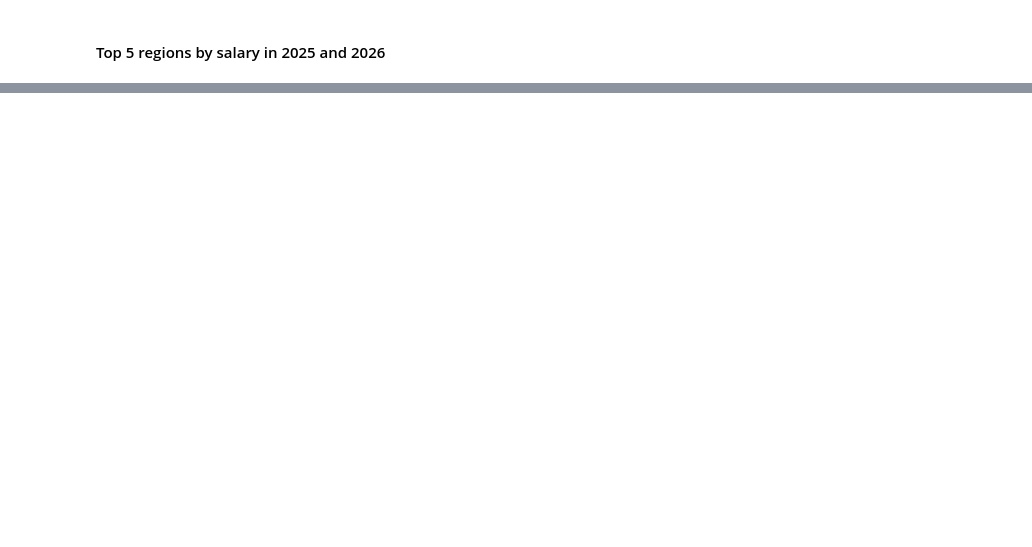
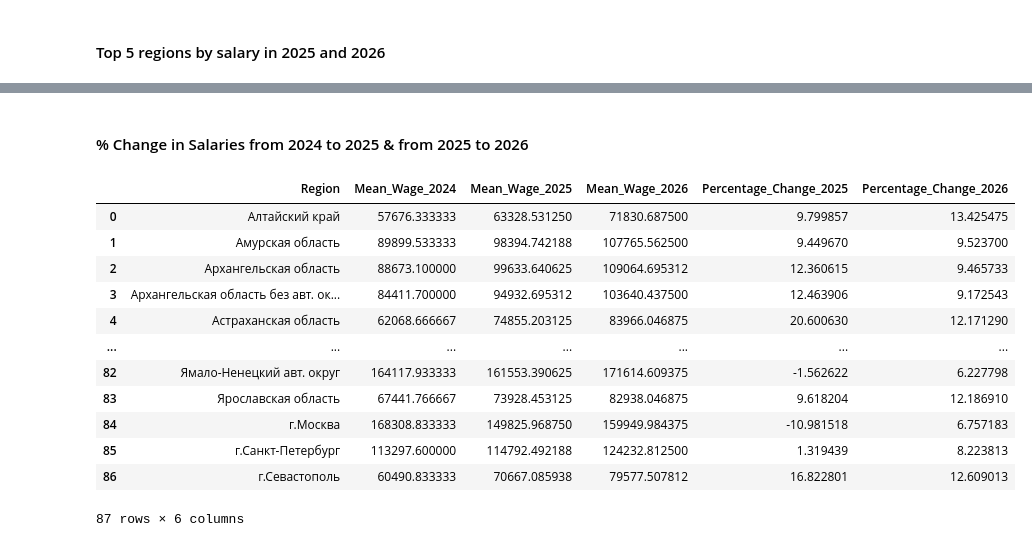
Before and after one commit to meomato/Prediction-of-Average-Salaries-by-Region-in-2025-2026, a Jupyter notebook: wages_predict.ipynb, the cells around one changed output, grey strips where cells are left out. Cells and saved outputs as stored; diff of their text form; code cells hidden in the pictures; blank space fills up the shorter version.

```diff
--- a/wages_predict.ipynb
+++ b/wages_predict.ipynb
@@ -354,0 +355,2 @@ plt.show()
+# %% [markdown]
+#### % Change in Salaries from 2024 to 2025 & from 2025 to 2026
@@ -354,0 +361,21 @@ plt.show()
+# %%
+df_salary_change = df_2024[['Region', 'Mean_Wage_2024']].merge(df_2025[['Region', 'Mean_Wage_2025']], on='Region')
+df_salary_change = df_salary_change.merge(df_2026[['Region', 'Mean_Wage_2026']], on='Region')
+df_salary_change['Percentage_Change_2025'] = ((df_salary_change['Mean_Wage_2025'] - df_salary_change['Mean_Wage_2024']) / df_salary_change['Mean_Wage_2024'])*100
+df_salary_change['Percentage_Change_2026'] = ((df_salary_change['Mean_Wage_2026'] - df_salary_change['Mean_Wage_2025']) / df_salary_change['Mean_Wage_2025'])*100
+
+df_salary_change.iloc[:]
+# %% [output]
+|  | Region | Mean_Wage_2024 | Mean_Wage_2025 | Mean_Wage_2026 | Percentage_Change_2025 | Percentage_Change_2026 |
+| 0 | Алтайский край | 57676.333333 | 63328.531250 | 71830.687500 | 9.799857 | 13.425475 |
+| 1 | Амурская область | 89899.533333 | 98394.742188 | 107765.562500 | 9.449670 | 9.523700 |
+| 2 | Архангельская область | 88673.100000 | 99633.640625 | 109064.695312 | 12.360615 | 9.465733 |
+| 3 | Архангельская область без авт. ок... | 84411.700000 | 94932.695312 | 103640.437500 | 12.463906 | 9.172543 |
+| 4 | Астраханская область | 62068.666667 | 74855.203125 | 83966.046875 | 20.600630 | 12.171290 |
+| ... | ... | ... | ... | ... | ... | ... |
+| 82 | Ямало-Ненецкий авт. округ | 164117.933333 | 161553.390625 | 171614.609375 | -1.562622 | 6.227798 |
+| 83 | Ярославская область | 67441.766667 | 73928.453125 | 82938.046875 | 9.618204 | 12.186910 |
+| 84 | г.Москва | 168308.833333 | 149825.968750 | 159949.984375 | -10.981518 | 6.757183 |
+| 85 | г.Санкт-Петербург | 113297.600000 | 114792.492188 | 124232.812500 | 1.319439 | 8.223813 |
+| 86 | г.Севастополь | 60490.833333 | 70667.085938 | 79577.507812 | 16.822801 | 12.609013 |
+87 rows × 6 columns
```
Also changed, not shown: parts of 11 cells of this notebook.
